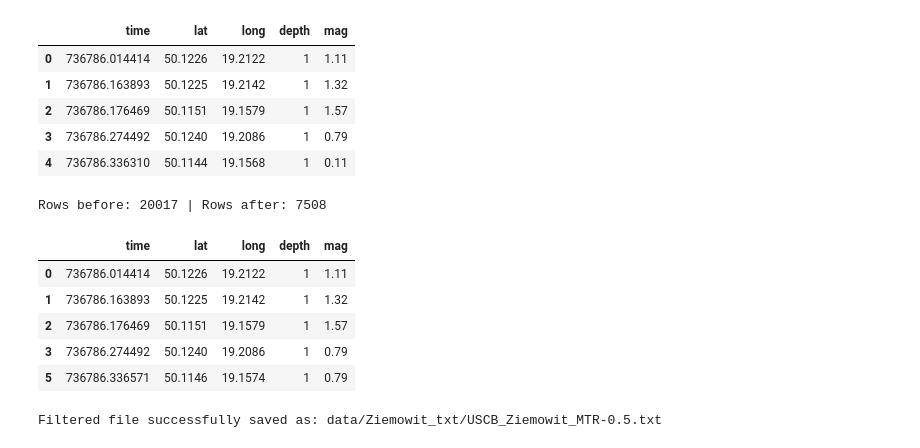
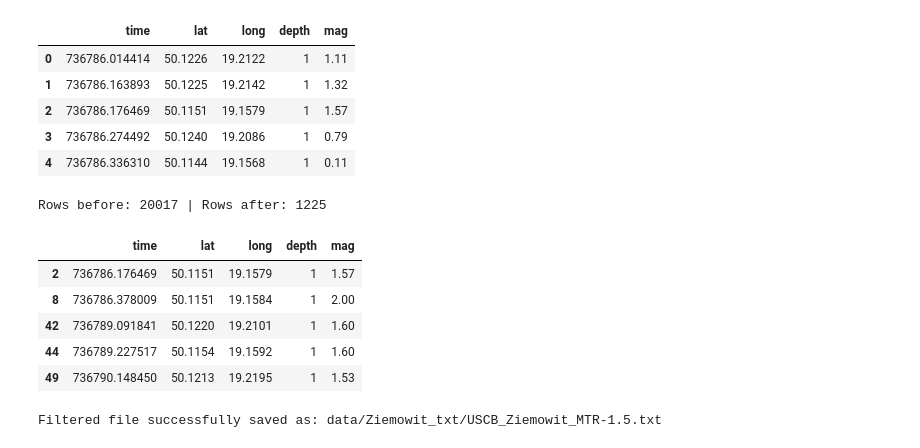
Before and after one commit to Janexo0/SSD_DC_Earthquake_analysys, a Jupyter notebook: Setting_magnitude_treshold.ipynb, the cells around one changed output. Cells and saved outputs as stored; diff of their text form; code cells hidden in the pictures.

```diff
--- a/Setting_magnitude_treshold.ipynb
+++ b/Setting_magnitude_treshold.ipynb
@@ -15,20 +15,20 @@ df.head()
 | 3 | 736786.274492 | 50.1240 | 19.2086 | 1 | 0.79 |
 | 4 | 736786.336310 | 50.1144 | 19.1568 | 1 | 0.11 |
 # %%
-magnitude_threshold = 0.5
+magnitude_threshold = 1.5
 
 df_filtered = df[df['mag'] >= magnitude_threshold]
 
 print(f"Rows before: {len(df)} | Rows after: {len(df_filtered)}")
 df_filtered.head()
 # %% [output]
-Rows before: 20017 | Rows after: 7508
+Rows before: 20017 | Rows after: 1225
 |  | time | lat | long | depth | mag |
-| 0 | 736786.014414 | 50.1226 | 19.2122 | 1 | 1.11 |
-| 1 | 736786.163893 | 50.1225 | 19.2142 | 1 | 1.32 |
 | 2 | 736786.176469 | 50.1151 | 19.1579 | 1 | 1.57 |
-| 3 | 736786.274492 | 50.1240 | 19.2086 | 1 | 0.79 |
-| 5 | 736786.336571 | 50.1146 | 19.1574 | 1 | 0.79 |
+| 8 | 736786.378009 | 50.1151 | 19.1584 | 1 | 2.00 |
+| 42 | 736789.091841 | 50.1220 | 19.2101 | 1 | 1.60 |
+| 44 | 736789.227517 | 50.1154 | 19.1592 | 1 | 1.60 |
+| 49 | 736790.148450 | 50.1213 | 19.2195 | 1 | 1.53 |
 # %%
 clean_filename = "USCB_Ziemowit"
 new_filename = f"{clean_filename}_MTR-{magnitude_threshold}.txt"
@@ -38,4 +38,4 @@ df_filtered.to_csv(output_path, sep=' ', header=False, index=False)
 
 print(f"Filtered file successfully saved as: {output_path}")
 # %% [output]
-Filtered file successfully saved as: data/Ziemowit_txt/USCB_Ziemowit_MTR-0.5.txt
+Filtered file successfully saved as: data/Ziemowit_txt/USCB_Ziemowit_MTR-1.5.txt
```
Also changed, not shown: 38 other files.
